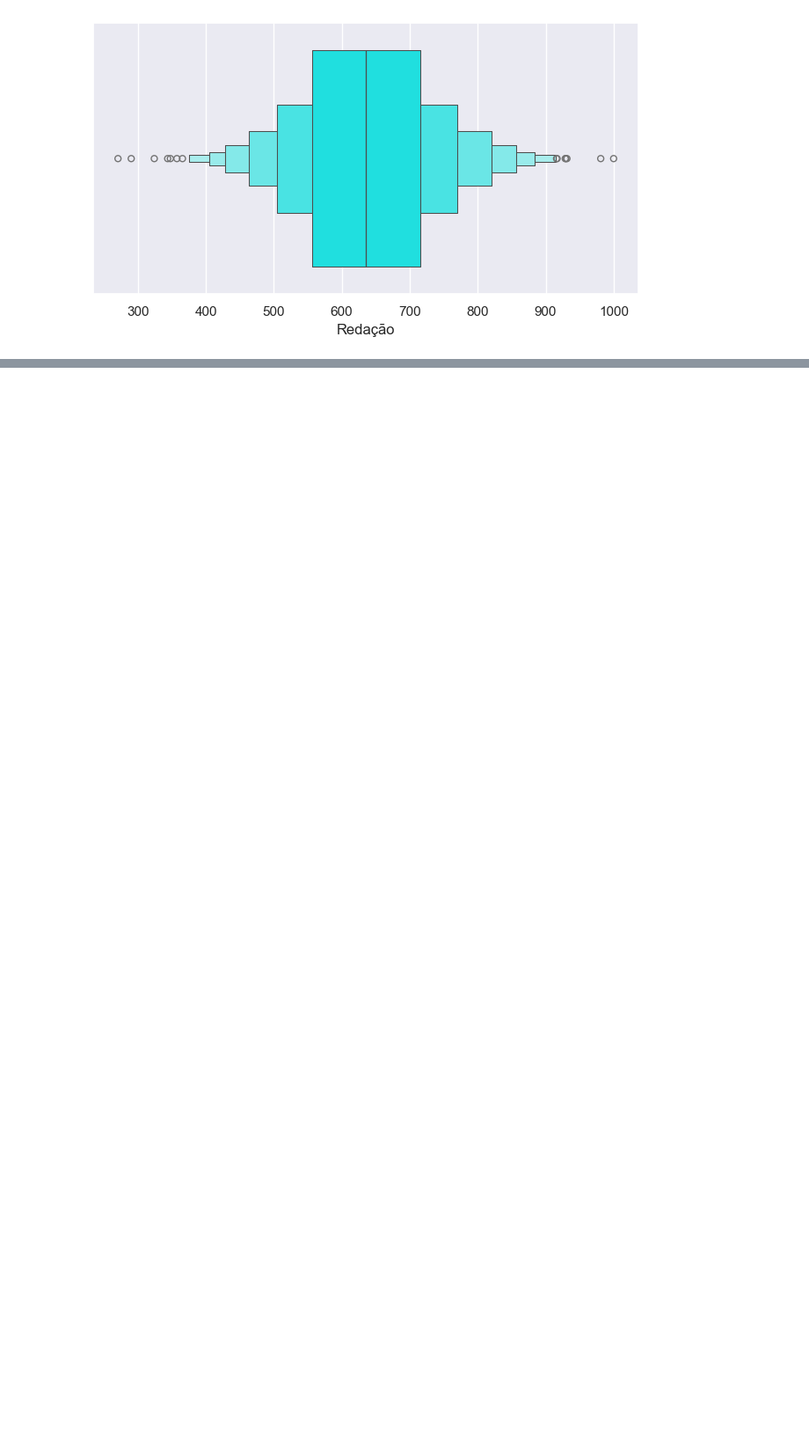
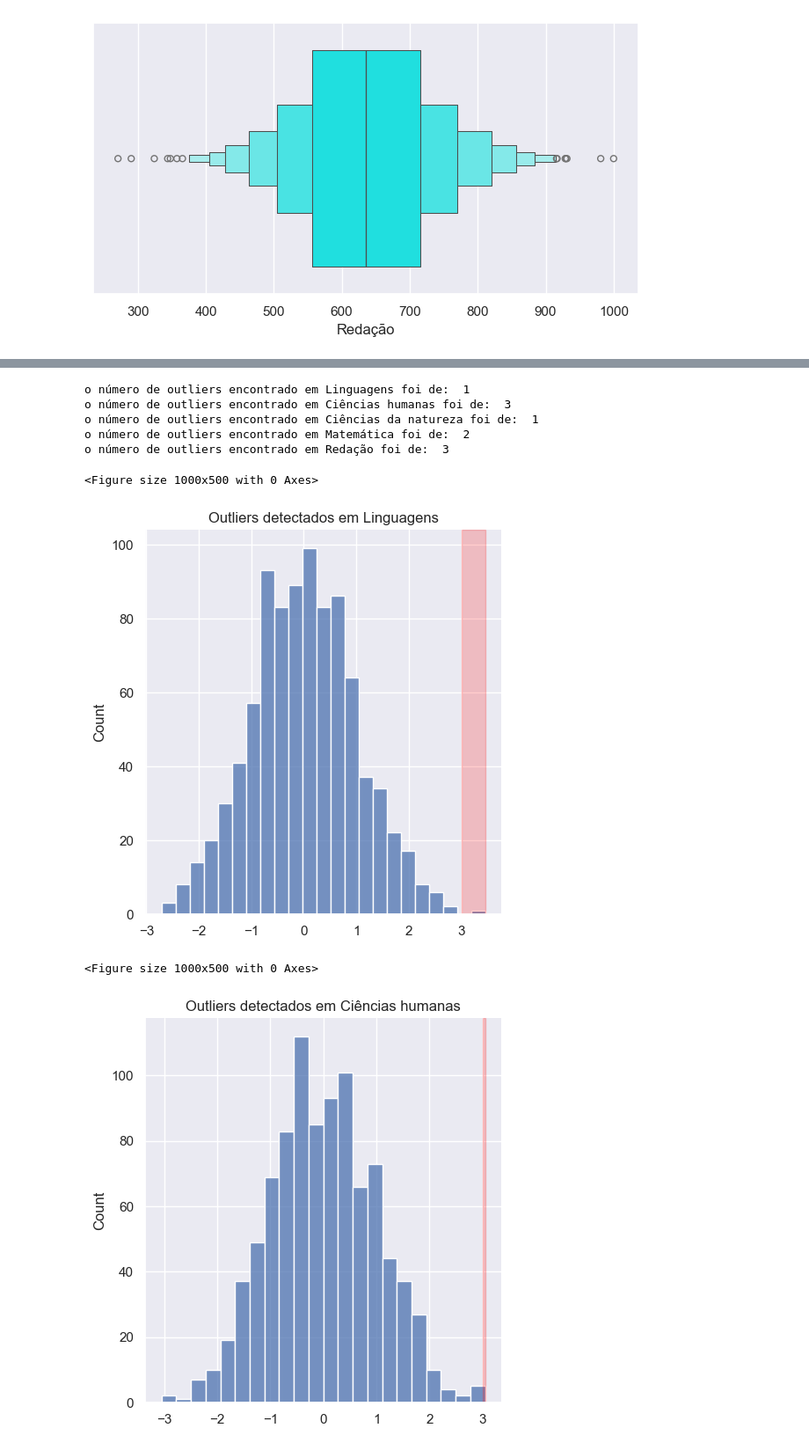
Before and after one commit to naticost/DataAnalytics, a Jupyter notebook: Estastitica/ExercicioFrequencia.ipynb, the cells around one changed output, grey strips where cells are left out. Shown at 88% size. Drawn from its saved outputs; the diff is of its cells as text; code cells hidden in the pictures; blank space fills up the shorter version.

Commit message:
função zscore

```diff
--- a/Estastitica/ExercicioFrequencia.ipynb
+++ b/Estastitica/ExercicioFrequencia.ipynb
@@ -179,0 +250,16 @@ for column in df.select_dtypes(include = np.number).columns:
+# %%
+def find_outlier_zscore(dataset, threshold, colname):
+  ### funcao que calcula a quantidade de outliers encontrados dado o nome do dataframe, o threshold e o nome da coluna
+    df = dataset[colname]
+    outliers = []
+    zscore = []
+    threshold = threshold
+    mean = np.mean(df)
+    std = np.std(df)
+    for i in df.values:
+      z_score= (i - mean)/std
+      zscore.append(z_score)
+      if np.abs(z_score) > threshold:
+          outliers.append(i)
+    print("o número de outliers encontrado em {} foi de: ".format(colname),len(outliers))
+    return zscore, outliers
@@ -179,0 +341,18 @@ for column in df.select_dtypes(include = np.number).columns:
+# %%
+for column in df.select_dtypes(include=np.number).columns:
+  zscore, out =  find_outlier_zscore(df, 3, column)
+  if len(out) > 0:
+    plt.figure(figsize = (10,5))
+    sns.displot(zscore)
+    plt.axvspan(xmin = 3 ,xmax= max(zscore),alpha=0.2, color='red')
+    plt.title("Outliers detectados em {}".format(column))
+# %% [output]
+o número de outliers encontrado em Linguagens foi de:  1
+o número de outliers encontrado em Ciências humanas foi de:  3
+o número de outliers encontrado em Ciências da natureza foi de:  1
+o número de outliers encontrado em Matemática foi de:  2
+o número de outliers encontrado em Redação foi de:  3
+<Figure size 1000x500 with 0 Axes>
+[figure, added]
+<Figure size 1000x500 with 0 Axes>
+[figure, added]
```
Also changed, not shown: parts of 6 cells of this notebook, 1 other file.
